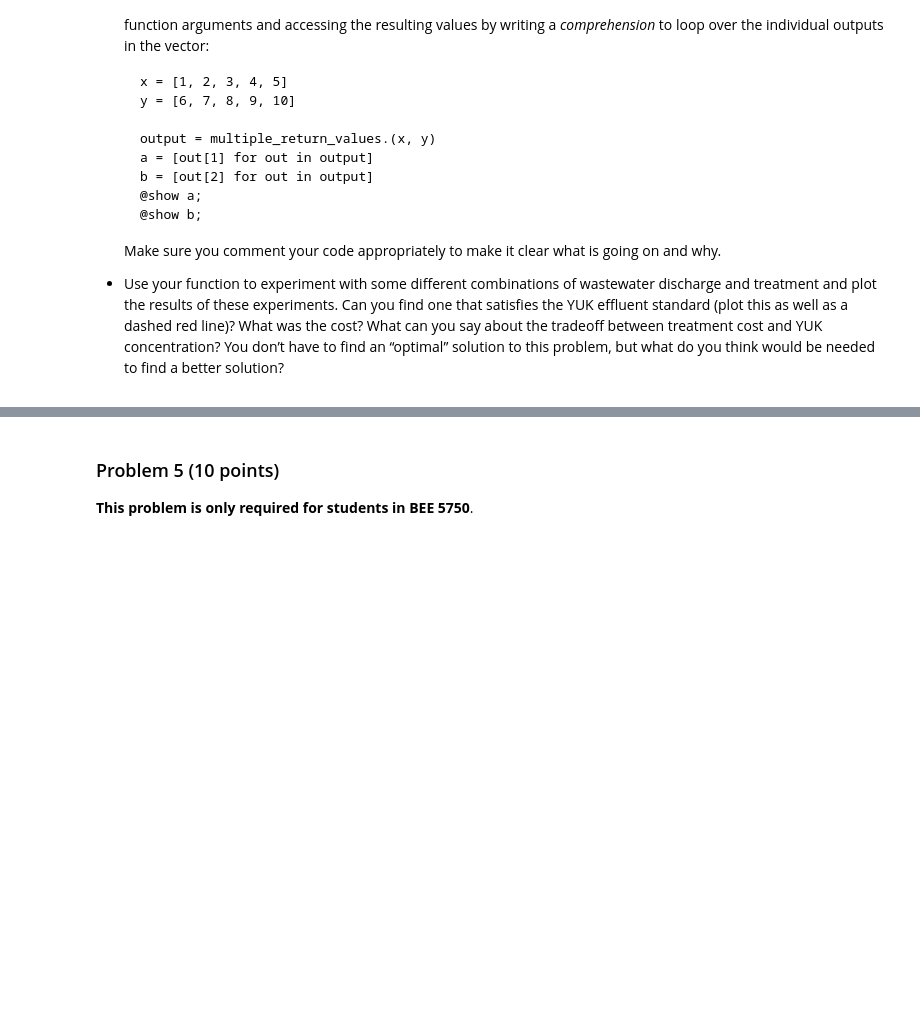
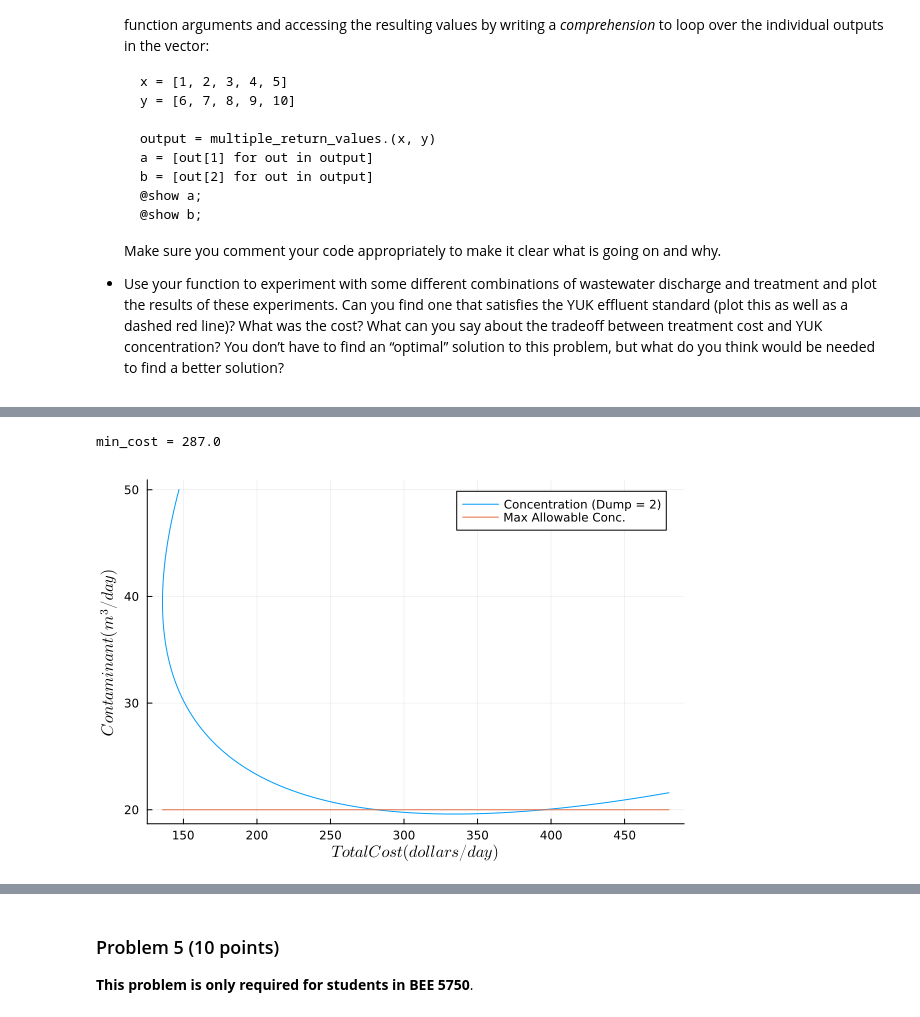
Before and after one commit to BEE4750-FA24/hw1-AAPShabazz, a Jupyter notebook: hw01.ipynb, the cells around one changed output, grey strips where cells are left out. Cells and saved outputs as stored; diff of their text form; code cells hidden in the pictures; blank space fills up the shorter version.

```diff
--- a/hw01.ipynb
+++ b/hw01.ipynb
@@ -451,0 +481,22 @@ plot(x1conc,totcost)
+# %%
+
+# PLAN 2: SET DUMPING to 2 kg/day
+
+x1conc = [0:98]
+fintotconc = zeros(99)
+totcost = zeros(99)
+i = 1
+for x1 in 0:98
+    p1 = meth1(x1)
+    p2 = meth2(98-x1)
+    fintotconc[i] = p1[1] + p2[1] + 2
+    totcost[i] = p1[2] + p2[2]
+    i += 1
+end
+ind = findfirst(isequal(19.92), fintotconc)
+min_cost = totcost[ind]
+@show min_cost
+plot(totcost,[fintotconc 20*ones(99)],ylabel = L"Contaminant (m^3/day)", xlabel = L"Total Cost (dollars/day)", label = ["Concentration (Dump = 2)" "Max Allowable Conc."])
+# %% [output]
+min_cost = 287.0
+[figure, added]
```
Also changed, not shown: parts of 9 cells of this notebook.
